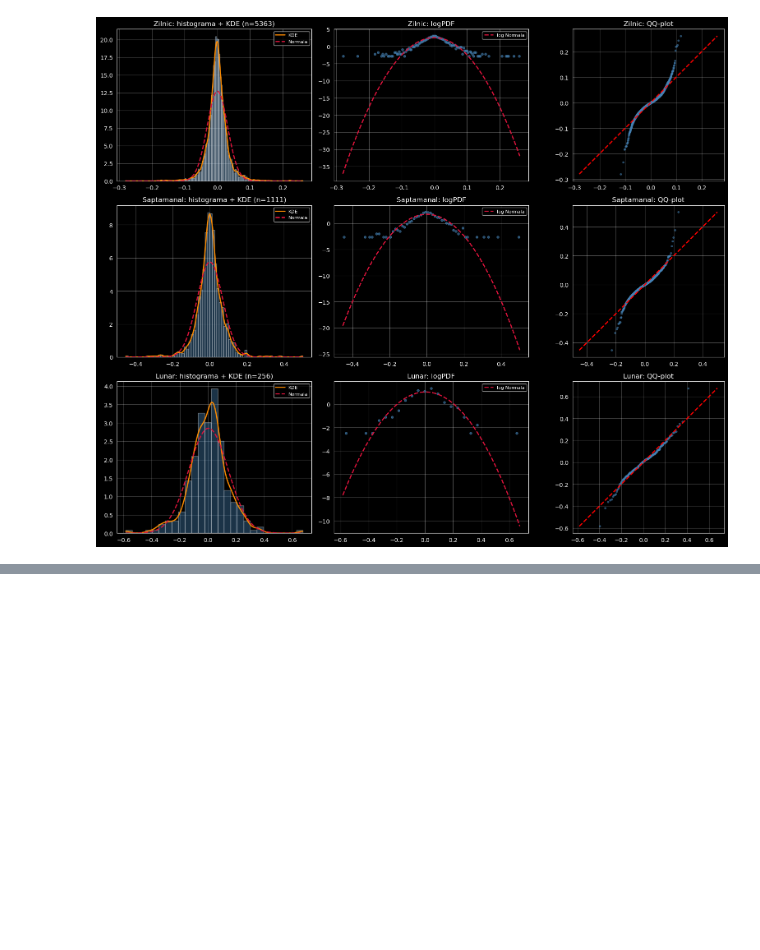
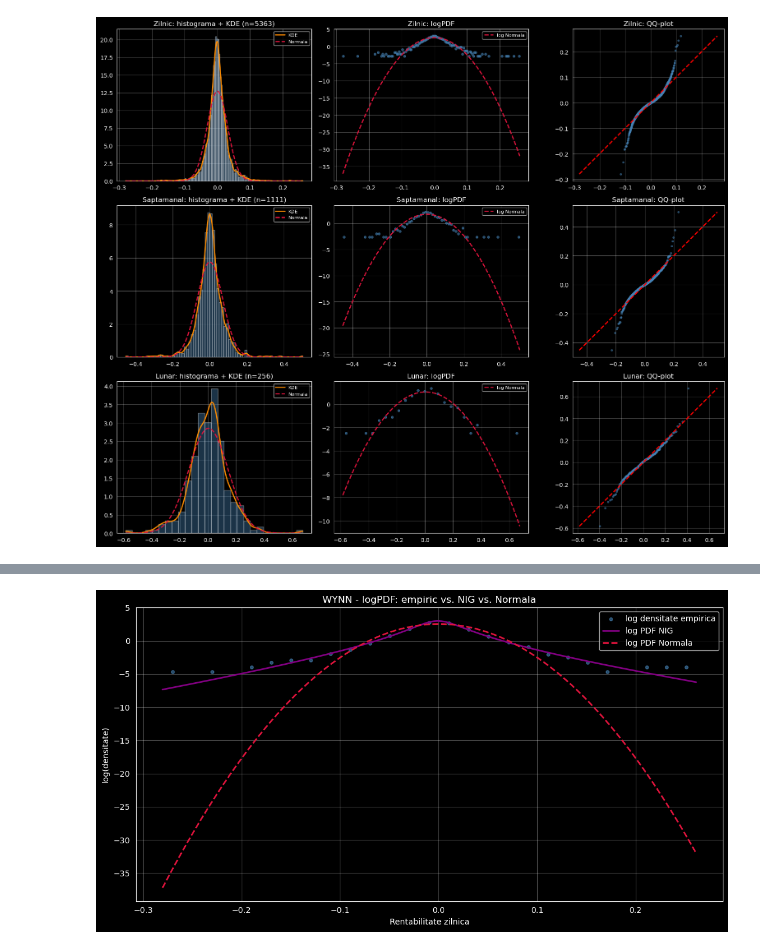
Before and after one commit to DomnulK/ADEA-WYNN, a Jupyter notebook: notebooks/01_part1_distributii_globale.ipynb, the cells around one changed output, grey strips where cells are left out. Cells and saved outputs as stored; diff of their text form; code cells hidden in the pictures; blank space fills up the shorter version.

```diff
--- a/notebooks/01_part1_distributii_globale.ipynb
+++ b/notebooks/01_part1_distributii_globale.ipynb
@@ -512,0 +890,19 @@ Astfel implicatiile in cazul nostru sunt urmatoarele:
+# %%
+# 1.11 - logPDF NIG
+counts, edges = np.histogram(r, bins=n_bins, density=True)
+centers = (edges[:-1] + edges[1:]) / 2
+nonempty = counts > 0
+
+fig, ax = plt.subplots(figsize=(11, 6))
+ax.scatter(centers[nonempty], np.log(counts[nonempty]), alpha=0.6, s=15,
+           color="steelblue", label="log densitate empirica")
+ax.plot(x_grid, np.log(pdf_nig), color="purple", lw=2, label="log PDF NIG")
+ax.plot(x_grid, np.log(pdf_normal), color="crimson", lw=2, ls="--", label="log PDF Normala")
+ax.set_xlabel("Rentabilitate zilnica")
+ax.set_ylabel("log(densitate)")
+ax.set_title("WYNN - logPDF: empiric vs. NIG vs. Normala")
+ax.legend()
+plt.tight_layout()
+plt.show()
+# %% [output]
+[figure, added]
```
Also changed, not shown: parts of 48 cells of this notebook, 8 other files.
